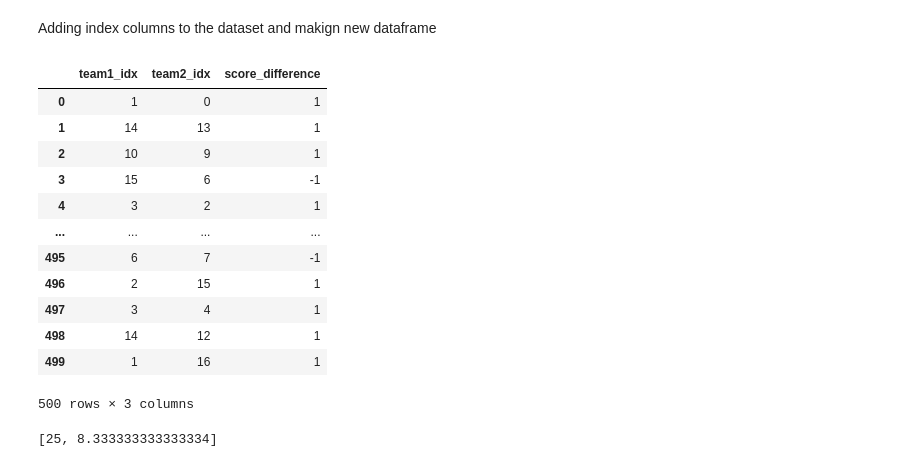
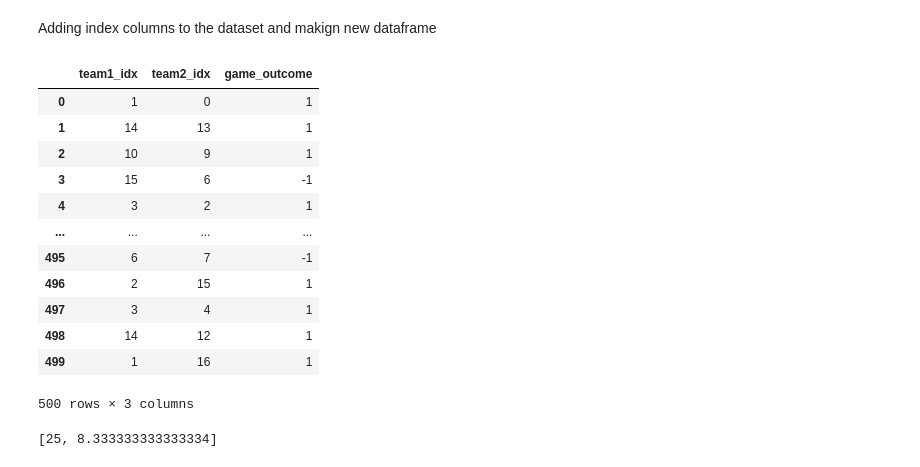
Before and after one commit to moniba-ravan/ranking-system, a Jupyter notebook: runme.ipynb, the cells around one changed output. Saved outputs shown, nothing was run; the diff lists cells and outputs as text; code cells hidden in the pictures.

```diff
--- a/runme.ipynb
+++ b/runme.ipynb
@@ -824,26 +825,26 @@ Adding index columns to the dataset and makign new dataframe
 # %%
 # Adding index columns to the dataset
 nba_df['team1_idx'] = nba_df['team1'].map(nba_team_mapping)
 nba_df['team2_idx'] = nba_df['team2'].map(nba_team_mapping)
 
 
-score_difference = nba_df['team1_score'] - nba_df['team2_score']
+game_outcome = nba_df['team1_score'] - nba_df['team2_score']
 
 # Create a new DataFrame with the desired columns
 result_nba_df = pd.DataFrame({
     'team1_idx': nba_df['team1_idx'],
     'team2_idx': nba_df['team2_idx'],
-    'score_difference': np.where(nba_df['team1_score'] - nba_df['team2_score'] > 0, 1,
+    'game_outcome': np.where(nba_df['team1_score'] - nba_df['team2_score'] > 0, 1,
                                    np.where(nba_df['team1_score'] - nba_df['team2_score'] < 0, -1, 0))
 })
 
-# Remove rows where score_difference is zero
-result_nba_df = result_nba_df[result_nba_df['score_difference'] != 0]
+# Remove rows where game_outcome is zero
+result_nba_df = result_nba_df[result_nba_df['game_outcome'] != 0]
 # convert panda to numpy
 nba_result_array = result_nba_df.to_numpy()
 result_nba_df
 # %% [output]
-|  | team1_idx | team2_idx | score_difference |
+|  | team1_idx | team2_idx | game_outcome |
 | 0 | 1 | 0 | 1 |
 | 1 | 14 | 13 | 1 |
 | 2 | 10 | 9 | 1 |
```
Also changed, not shown: parts of 17 cells of this notebook, 2 other files.
